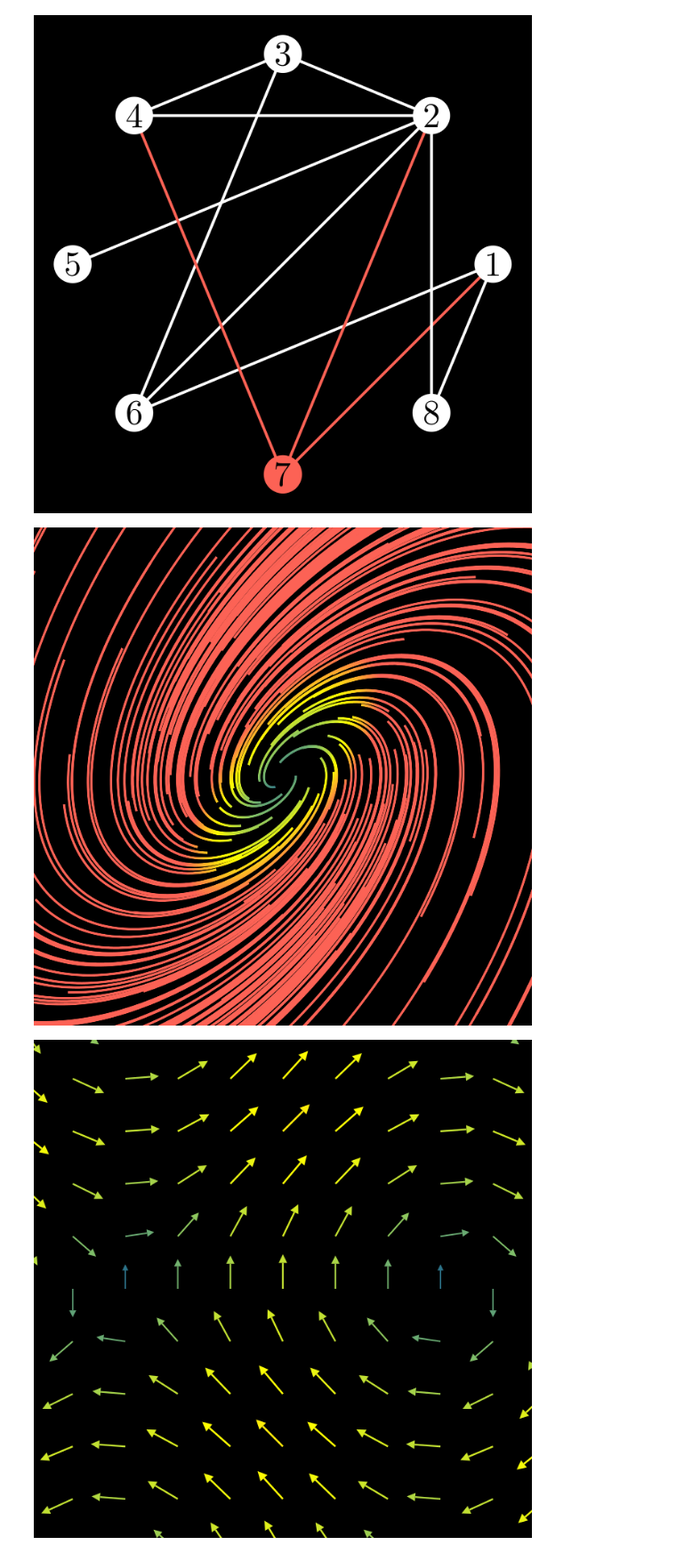
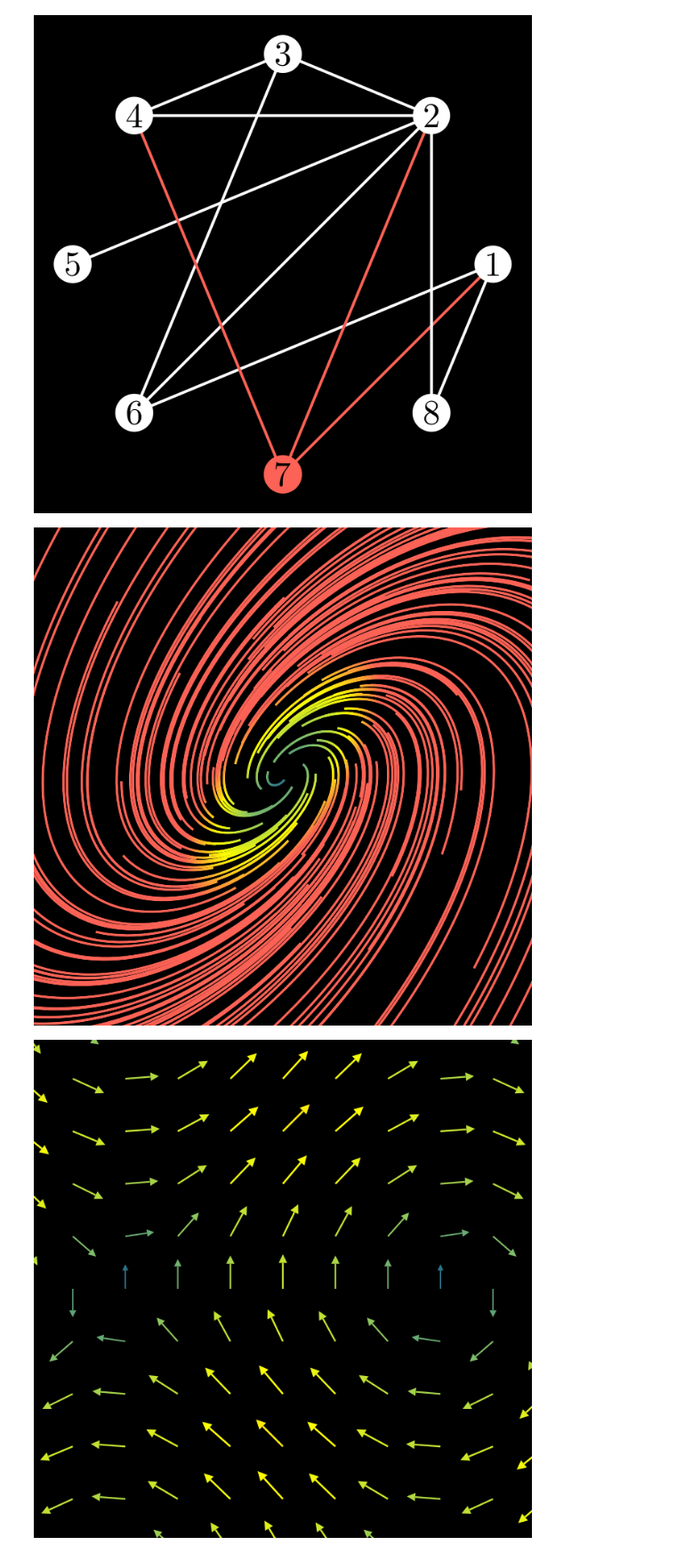
Before and after one commit to kolibril13/mobject-gallery, a Jupyter notebook: Plots.ipynb, the cells around one changed output. Shown at 89% size. Cells and saved outputs as stored; diff of their text form; code cells hidden in the pictures.

```diff
--- a/Plots.ipynb
+++ b/Plots.ipynb
@@ -27,7 +25,7 @@ class Example(ZoomedScene):
             y_axis_config={"color": ORANGE},
         )
         axes_label = axes.get_axis_labels(x_label="x", y_label="f(x)")
-        graph = axes.get_graph(lambda x: 5*np.e ** (-x**2/2), x_range=[-5, 5], color=YELLOW)
+        graph = axes.plot(lambda x: 5*np.e ** (-x**2/2), x_range=[-5, 5], color=YELLOW)
         graph_label = axes.get_graph_label(graph, label="e^{-x^2}", color=YELLOW, x_val=1,dot=False)
         self.add(axes, graph, graph_label, axes_label)
         self.camera.frame.scale(1/2.7)
@@ -45,8 +43,9 @@ axes = Axes(
     y_axis_config={"color": ORANGE},
 )
 axes_label = axes.get_axis_labels(x_label="x", y_label="f(x)")
-graph = axes.get_graph(lambda x: 5*np.e ** (-x**2/2), x_range=[-5, 5], color=YELLOW)
+graph = axes.plot(lambda x: 5*np.e ** (-x**2/2), x_range=[-5, 5], color=YELLOW)
 graph_label = axes.get_graph_label(graph, label="e^{-x^2}", color=YELLOW, x_val=1,dot=False)
+self.add(axes, graph, graph_label, axes_label)
 """
 name_snippet_pairs[image_full_name] = snippet
 # %% [output]
@@ -81,7 +80,7 @@ class Example(ZoomedScene):
         ax.shift(DL)
         x_vals = [0, 1, 2, 3,4,5]
         y_vals = [2, -1, 4, 2, 4, 1]
-        graph = ax.get_line_graph(x_values=x_vals, y_values=y_vals)
+        graph = ax.plot_line_graph(x_values=x_vals, y_values=y_vals)
         self.zoomed_camera.frame.move_to(graph.get_top()+0.1*DL)
         self.zoomed_display.shift(3*LEFT+0.4*UP)
         self.camera.frame.scale(1/2)
@@ -120,9 +119,12 @@ class Example(ZoomedScene):
         ax.shift(DL)
         x_vals = [0, 1, 2, 3,4,5]
         y_vals = [2, -1, 4, 2, 4, 1]
-        graph = ax.get_line_graph(x_values=x_vals, y_values=y_vals)
+        graph = ax.plot_line_graph(x_values=x_vals, y_values=y_vals)
         self.zoomed_camera.frame.move_to(graph.get_top()+0.1*DL)
         self.zoomed_display.shift(3*LEFT+0.4*UP)
+        self.camera.frame.scale(1/2)
+        self.camera.frame.shift(UR*1)
+        self.add(ax, graph)
 """
 name_snippet_pairs[image_full_name] = snippet
 # %% [output]
@@ -213,21 +211,21 @@ name_snippet_pairs[image_full_name] = snippet
 # %%
 %%manim $params
 class Example(ZoomedScene):
     def construct(self):
         func = lambda pos: ((pos[0]*UR+pos[1]*LEFT) - pos)
-        mob= StreamLines(func,delta_x=1, delta_y=1,stroke_width=3)
+        mob= StreamLines(func,x_range=[-5,5,1], y_range=[-5,5,1],stroke_width=3)
         self.add(mob)
         self.camera.frame.scale(1/2.5)
 ###******
 image_full_name = "StreamLines.png"
 snippet = r"""
 func = lambda pos: ((pos[0]*UR+pos[1]*LEFT) - pos)
 mob= StreamLines(func,delta_x=1, delta_y=1,stroke_width=3)
 self.add(mob)
 """
 name_snippet_pairs[image_full_name] = snippet
 # %% [output]
-[figure, old version]
+[figure, new version]
 # %%
 %%manim $params
 class Example(ZoomedScene):
```
Also changed, not shown: parts of 2 cells of this notebook, 4 other files.
